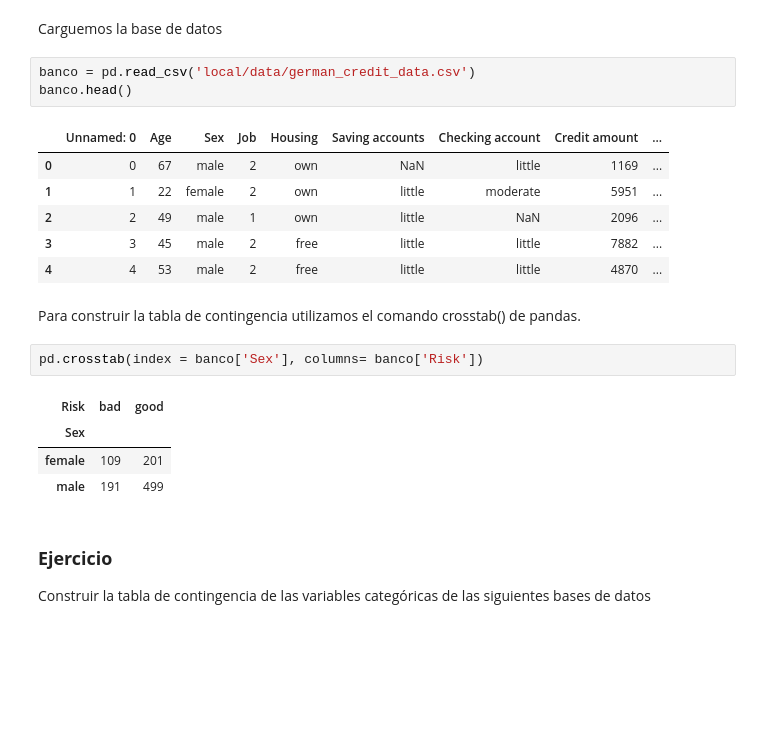
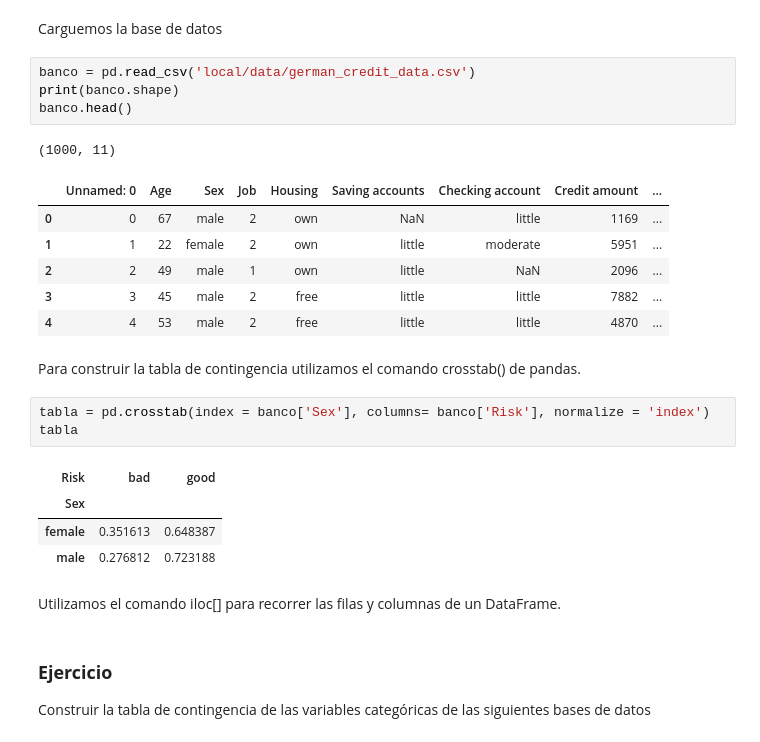
Before and after one commit to acubillosde/MinTic, a Jupyter notebook: 03-Tablas_Contingencia.ipynb, the cells around one changed output. Cells and saved outputs as stored; diff of their text form; blank space fills up the shorter version.

```diff
--- a/03-Tablas_Contingencia.ipynb
+++ b/03-Tablas_Contingencia.ipynb
@@ -50,8 +74,10 @@ import pandas as pd
 Carguemos la base de datos
 # %%
 banco = pd.read_csv('local/data/german_credit_data.csv')
+print(banco.shape)
 banco.head()
 # %% [output]
+(1000, 11)
 |  | Unnamed: 0 | Age | Sex | Job | Housing | Saving accounts | Checking account | Credit amount | ... |
 | 0 | 0 | 67 | male | 2 | own | NaN | little | 1169 | ... |
 | 1 | 1 | 22 | female | 2 | own | little | moderate | 5951 | ... |
@@ -61,12 +87,15 @@ banco.head()
 # %% [markdown]
 Para construir la tabla de contingencia utilizamos el comando crosstab() de pandas.
 # %%
-pd.crosstab(index = banco['Sex'], columns= banco['Risk'])
+tabla = pd.crosstab(index = banco['Sex'], columns= banco['Risk'], normalize = 'index')
+tabla
 # %% [output]
 | Risk | bad | good |
 | Sex |  |  |
-| female | 109 | 201 |
-| male | 191 | 499 |
+| female | 0.351613 | 0.648387 |
+| male | 0.276812 | 0.723188 |
+# %% [markdown]
+Utilizamos el comando iloc[] para recorrer las filas y columnas de un DataFrame.
 # %% [markdown]
 ### **Ejercicio**
 
```
Also changed, not shown: parts of 11 cells of this notebook, 1 other file.
